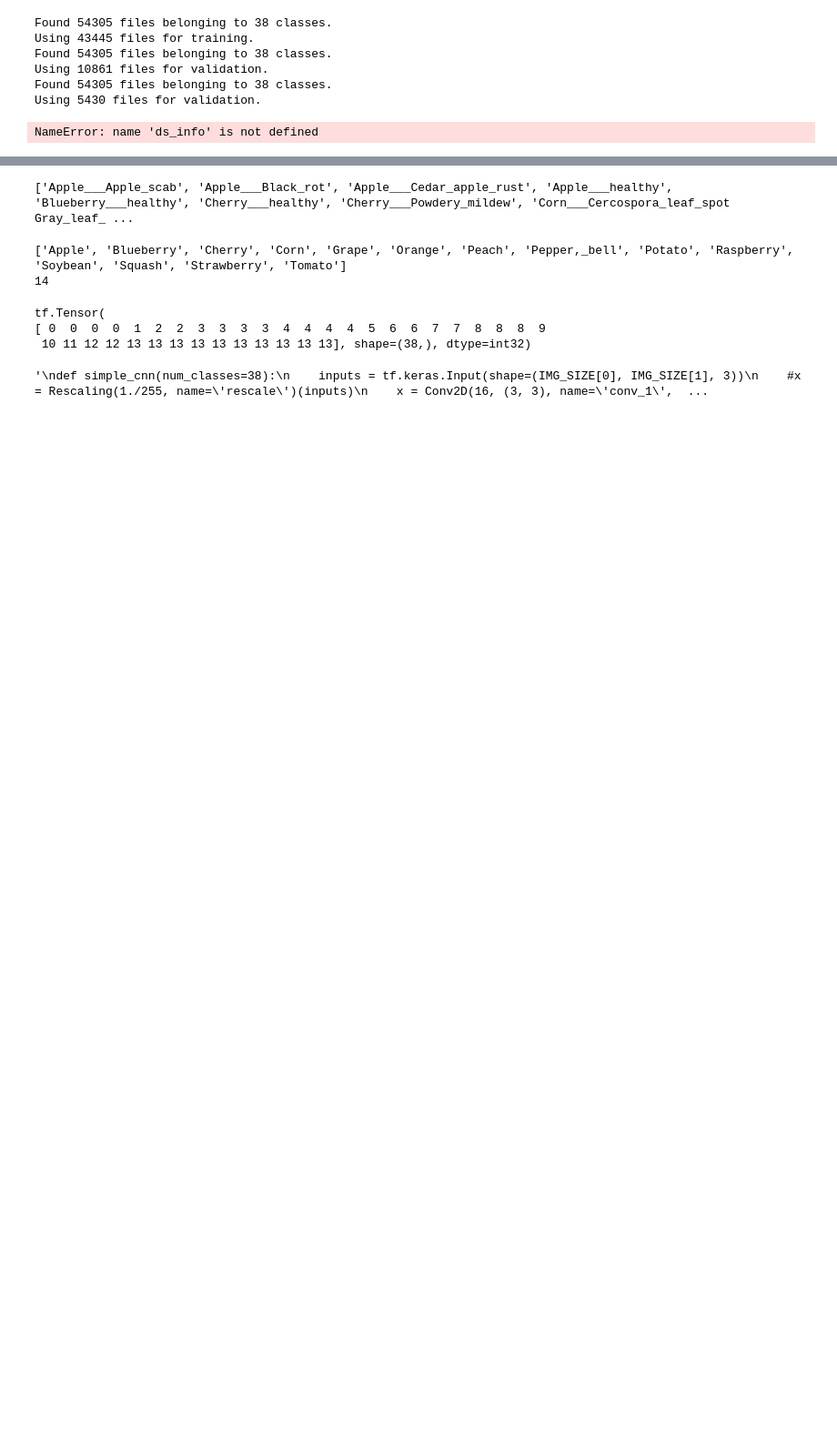
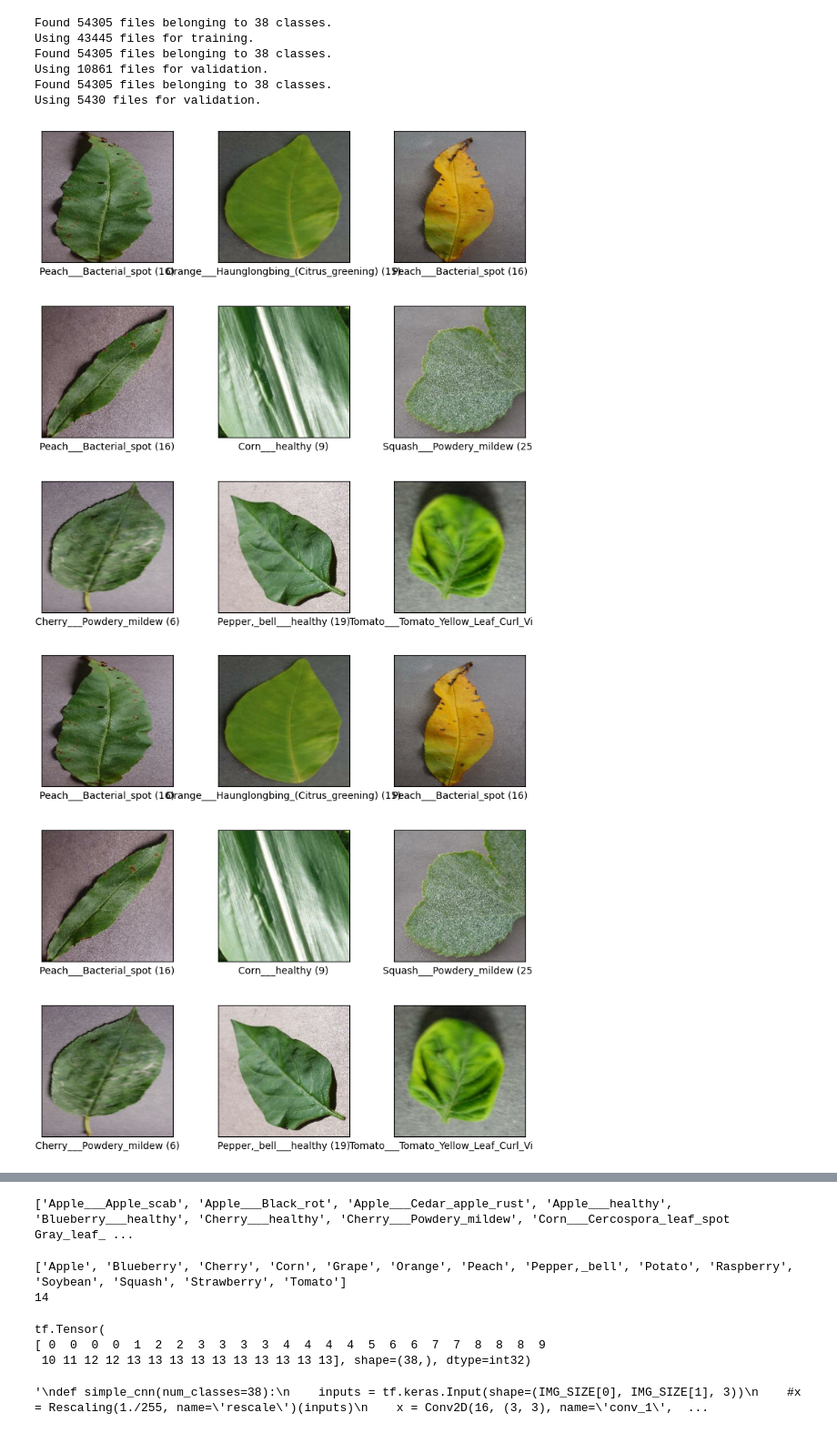
Before and after one commit to Mmc-001/progetto-daml, a Jupyter notebook: proj_original-dataset.ipynb, the cells around one changed output, grey strips where cells are left out. Shown at 91% size. Drawn from its saved outputs; the diff is of its cells as text; code cells hidden in the pictures; blank space fills up the shorter version.

```diff
--- a/proj_original-dataset.ipynb
+++ b/proj_original-dataset.ipynb
@@ -18,7 +18,8 @@ print(tf.config.list_physical_devices('GPU'))
 []
 # %%
 # Load the PlantVillage dataset from TFDS instead of the new dataset (it performed data aug on the validation set, which is wrong)
-'''
+
+#if running on colab
 (ds_train, ds_val, ds_test), ds_info = tfds.load(
     'plant_village',
     split=['train[:80%]', 'train[80%:90%]', 'train[90%:]'],
@@ -28,16 +29,6 @@ print(tf.config.list_physical_devices('GPU'))
     with_info=True,
     #download=False
 )
-'''
-'''
-builder = tfds.builder('plant_village')
-builder.download_and_prepare()  # un solo download + prepare
-ds_info = builder.info
-
-ds_train = builder.as_dataset(split='train[:80%]', as_supervised=True, shuffle_files=True, with_info=True)
-ds_val   = builder.as_dataset(split='train[80%:90%]', as_supervised=True, shuffle_files=True, with_info=True)
-ds_test  = builder.as_dataset(split='train[90%:]', as_supervised=True, shuffle_files=True, with_info=True)
-'''
 # %% [output]
 WARNING:absl:Variant folder /root/tensorflow_datasets/plant_village/1.0.2 has no dataset_info.json
 Downloading and preparing dataset Unknown size (download: Unknown size, generated: Unknown size, total: Unknown size) to /root/tensorflow_datasets/plant_village/1.0.2...
@@ -94,9 +86,10 @@ Found 54305 files belonging to 38 classes.
 Using 5430 files for validation.
 # %%
 # Show example from the dataset
-#tfds.show_examples(ds_train, ds_info)
+tfds.show_examples(ds_train, ds_info)
 # %% [output]
-NameError: name 'ds_info' is not defined
+[figure, added]
+[figure, added]
 # %%
 # useful constants
 IMG_SIZE = (128, 128)
```
Also changed, not shown: parts of 15 cells of this notebook.
